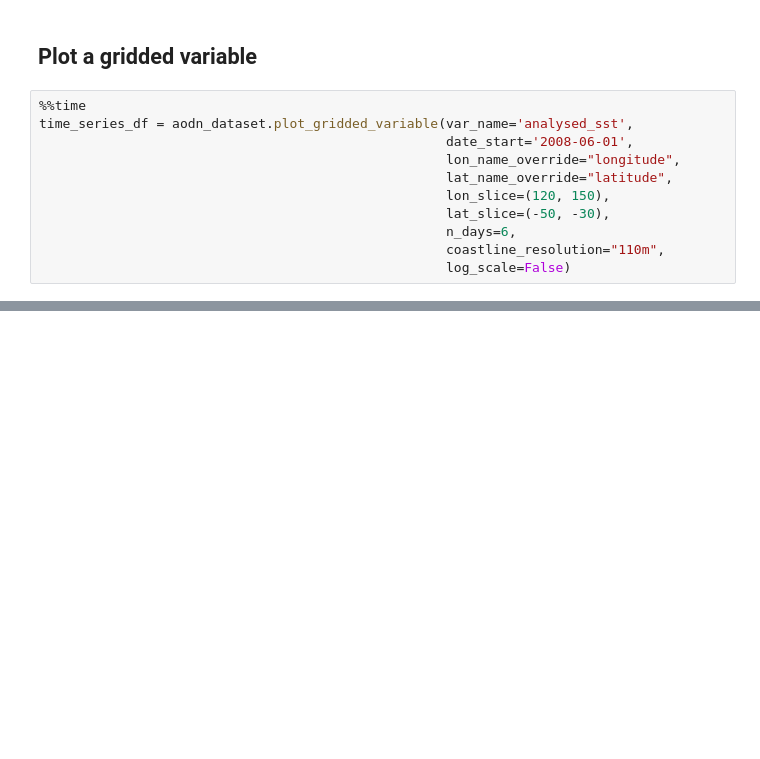
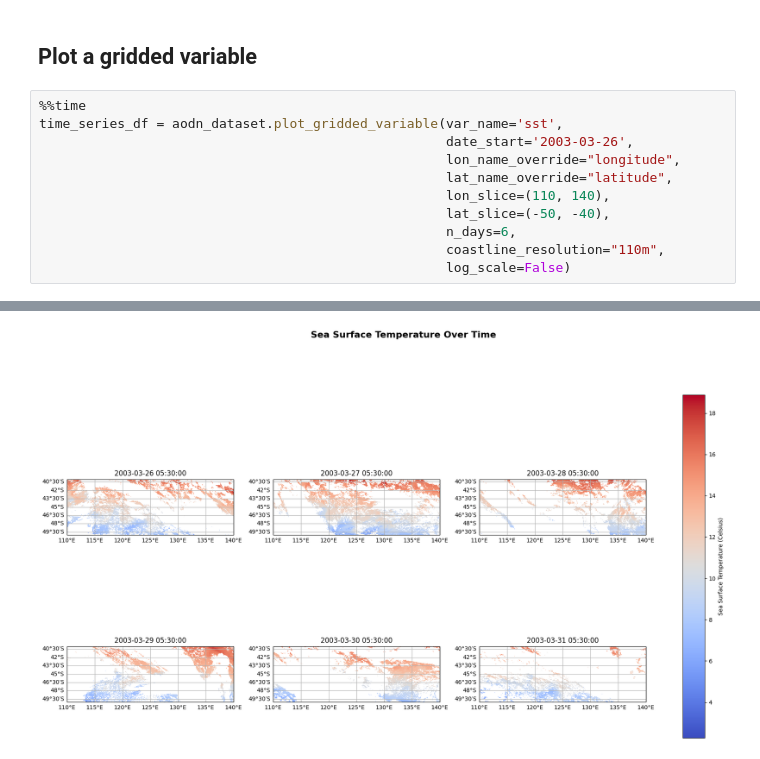
Before and after one commit to aodn/aodn_cloud_optimised, a Jupyter notebook: notebooks/satellite_sst_1day_aqua.ipynb, the cells around one changed output, grey strips where cells are left out. Cells and saved outputs as stored; diff of their text form; blank space fills up the shorter version.

```diff
--- a/notebooks/satellite_sst_1day_aqua.ipynb
+++ b/notebooks/satellite_sst_1day_aqua.ipynb
@@ -77,12 +91,13 @@ time_series_df = aodn_dataset.get_timeseries_data(var_name='analysed_sst',
 ## Plot a gridded variable
 # %%
 %%time
-time_series_df = aodn_dataset.plot_gridded_variable(var_name='analysed_sst',
-                                                    date_start='2008-06-01',
+time_series_df = aodn_dataset.plot_gridded_variable(var_name='sst',
+                                                    date_start='2003-03-26',
                                                     lon_name_override="longitude",
                                                     lat_name_override="latitude",
-                                                    lon_slice=(120, 150),
-                                                    lat_slice=(-50, -30),
+                                                    lon_slice=(110, 140),
+                                                    lat_slice=(-50, -40),
                                                     n_days=6,
                                                     coastline_resolution="110m",
                                                     log_scale=False)
+# %% [output]
@@ -88,0 +105 @@ time_series_df = aodn_dataset.plot_gridded_variable(var_name='analysed_sst',
+[figure, added]
```
Also changed, not shown: parts of 8 cells of this notebook, 8 other files.
